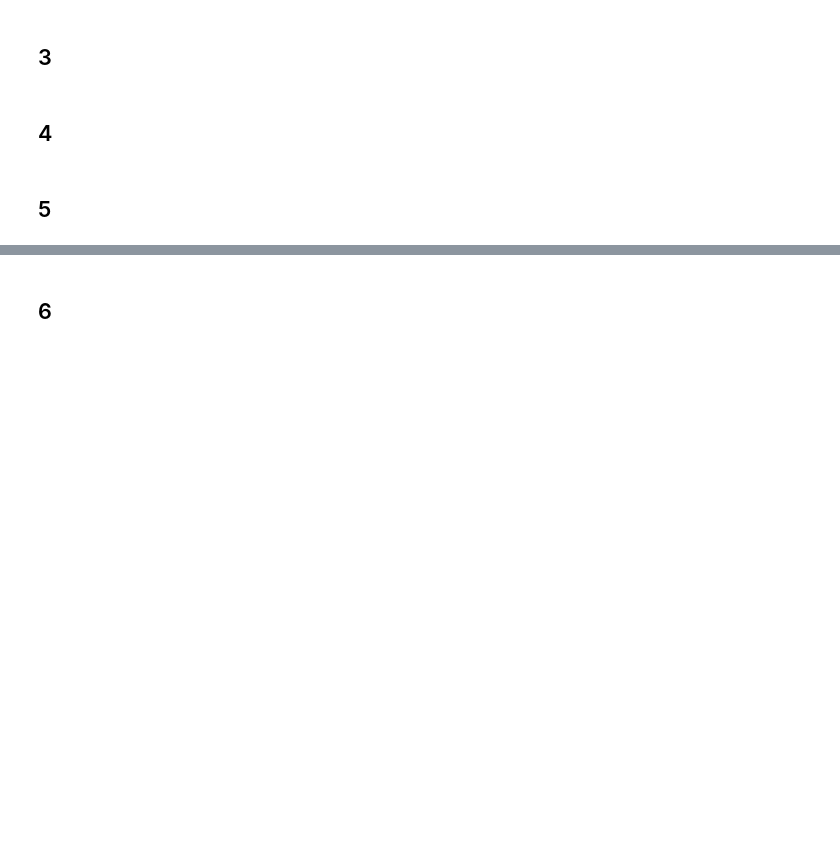
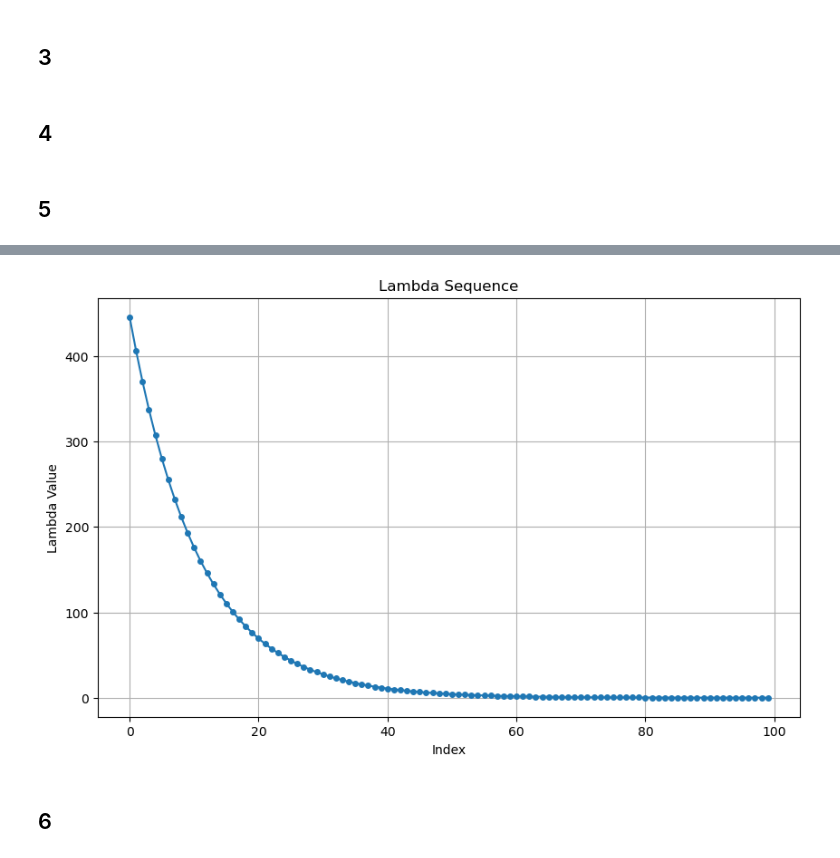
Before and after one commit to Datadili/EconML, a Jupyter notebook: pset_6/pset06.ipynb, the cells around one changed output, grey strips where cells are left out. Drawn from its saved outputs; the diff is of its cells as text; code cells hidden in the pictures; blank space fills up the shorter version.

```diff
--- a/pset_6/pset06.ipynb
+++ b/pset_6/pset06.ipynb
@@ -208,0 +196,24 @@ plt.show()
+# %%
+def compute_lambda_sequence(y, X, l=100, delta=0.0001):
+    n, p = X.shape
+
+    # Ensure X is standardized
+    X_std = (X - np.mean(X, axis=0)) / np.std(X, axis=0)
+
+    # (b) Compute lambda_max
+    lambda_max = np.max(np.abs(np.dot(X_std.T, y))) / np.sqrt(n)
+
+    # (c) Compute lambda_min
+    lambda_min = delta * lambda_max
+
+    # (d) Compute the lambda sequence
+    log_lambda_min = np.log(lambda_min)
+    log_lambda_max = np.log(lambda_max)
+    log_lambda_sequence = np.linspace(log_lambda_max, log_lambda_min, l)
+    lambda_sequence = np.exp(log_lambda_sequence)
+
+    return lambda_sequence
+
+# Note: X_standardized = (X - X.mean(axis=0)) / X.std(axis=0)
+lambda_sequence = compute_lambda_sequence(y, X_standardized)
+print(lambda_sequence)
@@ -209,2 +238,14 @@ plt.show()
+# %%
+# Plot the lambda sequence.
+
+plt.figure(figsize=(10, 6))
+plt.plot(lambda_sequence, marker='o', linestyle='-', markersize=4)
+plt.xlabel('Index')
+plt.ylabel('Lambda Value')
+plt.title('Lambda Sequence')
+plt.grid(True)
+plt.show()
+# %% [output]
+[figure, added]
 # %% [markdown]
 ## 6
```
Also changed, not shown: parts of 27 cells of this notebook, 3 other files.
